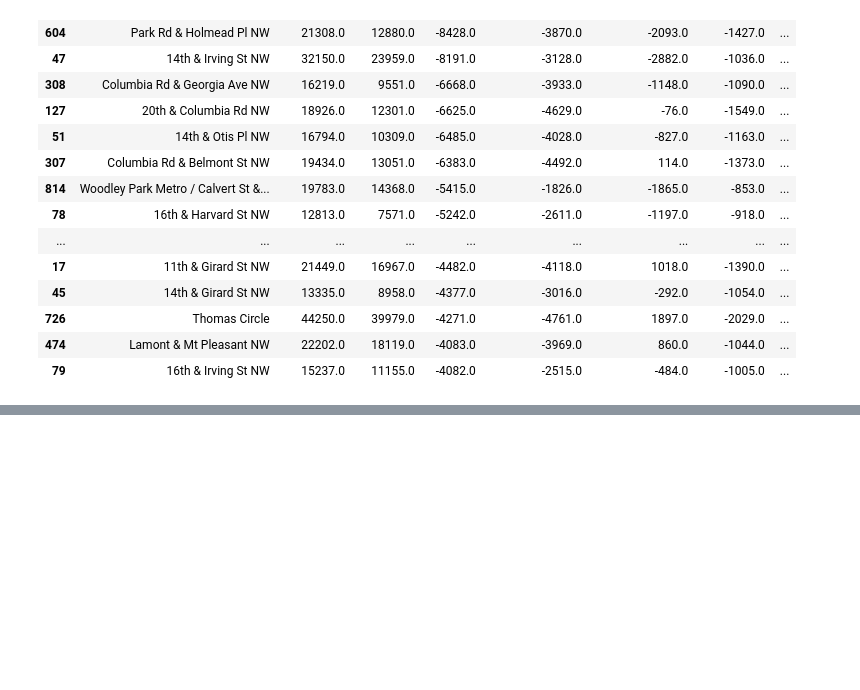
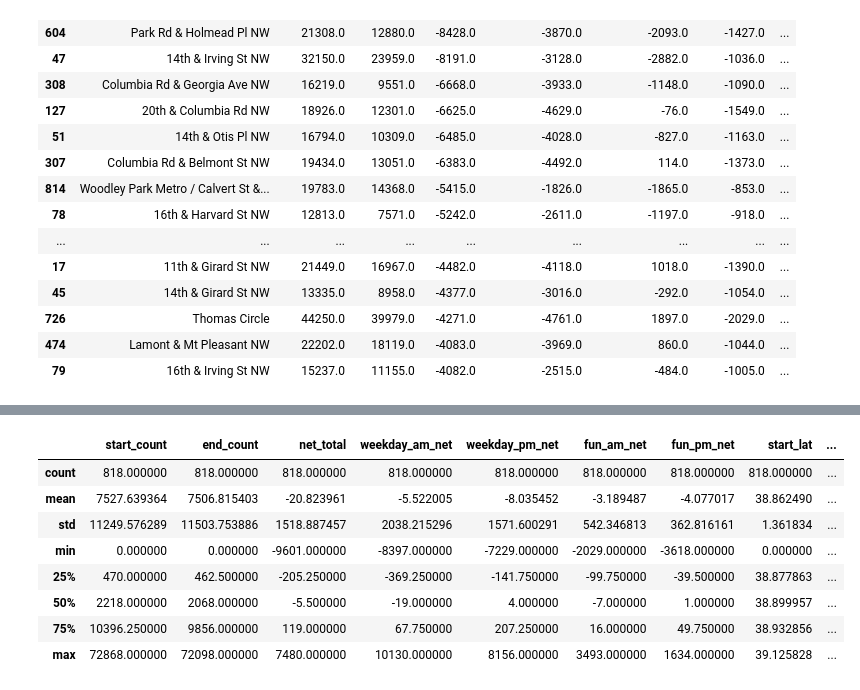
Before and after one commit to Paul-Sabin/Capital-Bikeshare, a Jupyter notebook: Trip Data EDA.ipynb, the cells around one changed output, grey strips where cells are left out. Cells and saved outputs as stored; diff of their text form; code cells hidden in the pictures; blank space fills up the shorter version.

```diff
--- a/Trip Data EDA.ipynb
+++ b/Trip Data EDA.ipynb
@@ -467,0 +490,12 @@ display(stations.sort_values('bike_add_ratio').tail(10))
+# %%
+display(stations.describe())
+# %% [output]
+|  | start_count | end_count | net_total | weekday_am_net | weekday_pm_net | fun_am_net | fun_pm_net | start_lat | ... |
+| count | 818.000000 | 818.000000 | 818.000000 | 818.000000 | 818.000000 | 818.000000 | 818.000000 | 818.000000 | ... |
+| mean | 7527.639364 | 7506.815403 | -20.823961 | -5.522005 | -8.035452 | -3.189487 | -4.077017 | 38.862490 | ... |
+| std | 11249.576289 | 11503.753886 | 1518.887457 | 2038.215296 | 1571.600291 | 542.346813 | 362.816161 | 1.361834 | ... |
+| min | 0.000000 | 0.000000 | -9601.000000 | -8397.000000 | -7229.000000 | -2029.000000 | -3618.000000 | 0.000000 | ... |
+| 25% | 470.000000 | 462.500000 | -205.250000 | -369.250000 | -141.750000 | -99.750000 | -39.500000 | 38.877863 | ... |
+| 50% | 2218.000000 | 2068.000000 | -5.500000 | -19.000000 | 4.000000 | -7.000000 | 1.000000 | 38.899957 | ... |
+| 75% | 10396.250000 | 9856.000000 | 119.000000 | 67.750000 | 207.250000 | 16.000000 | 49.750000 | 38.932856 | ... |
+| max | 72868.000000 | 72098.000000 | 7480.000000 | 10130.000000 | 8156.000000 | 3493.000000 | 1634.000000 | 39.125828 | ... |
```
Also changed, not shown: parts of 12 cells of this notebook, 1 other file.
